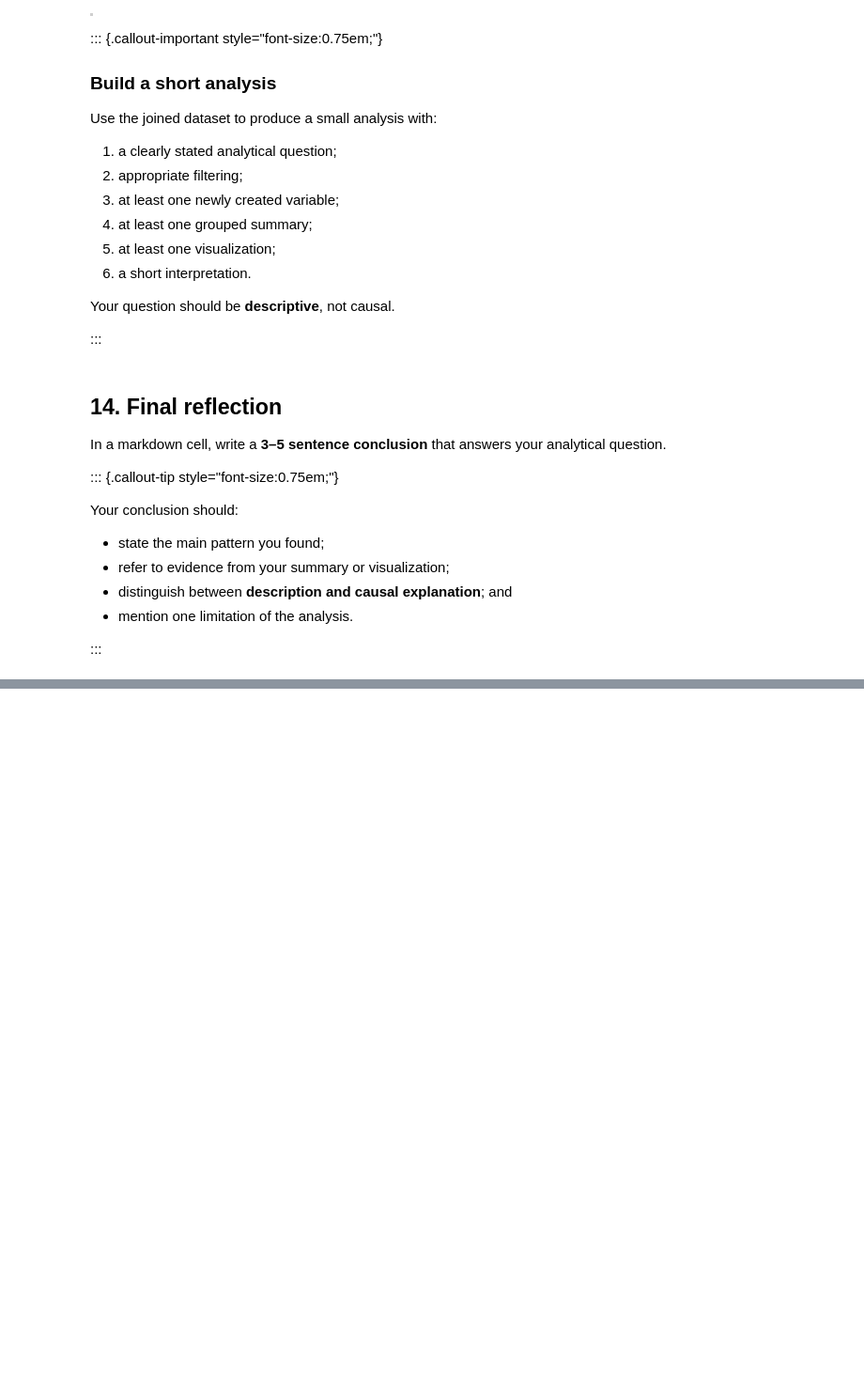
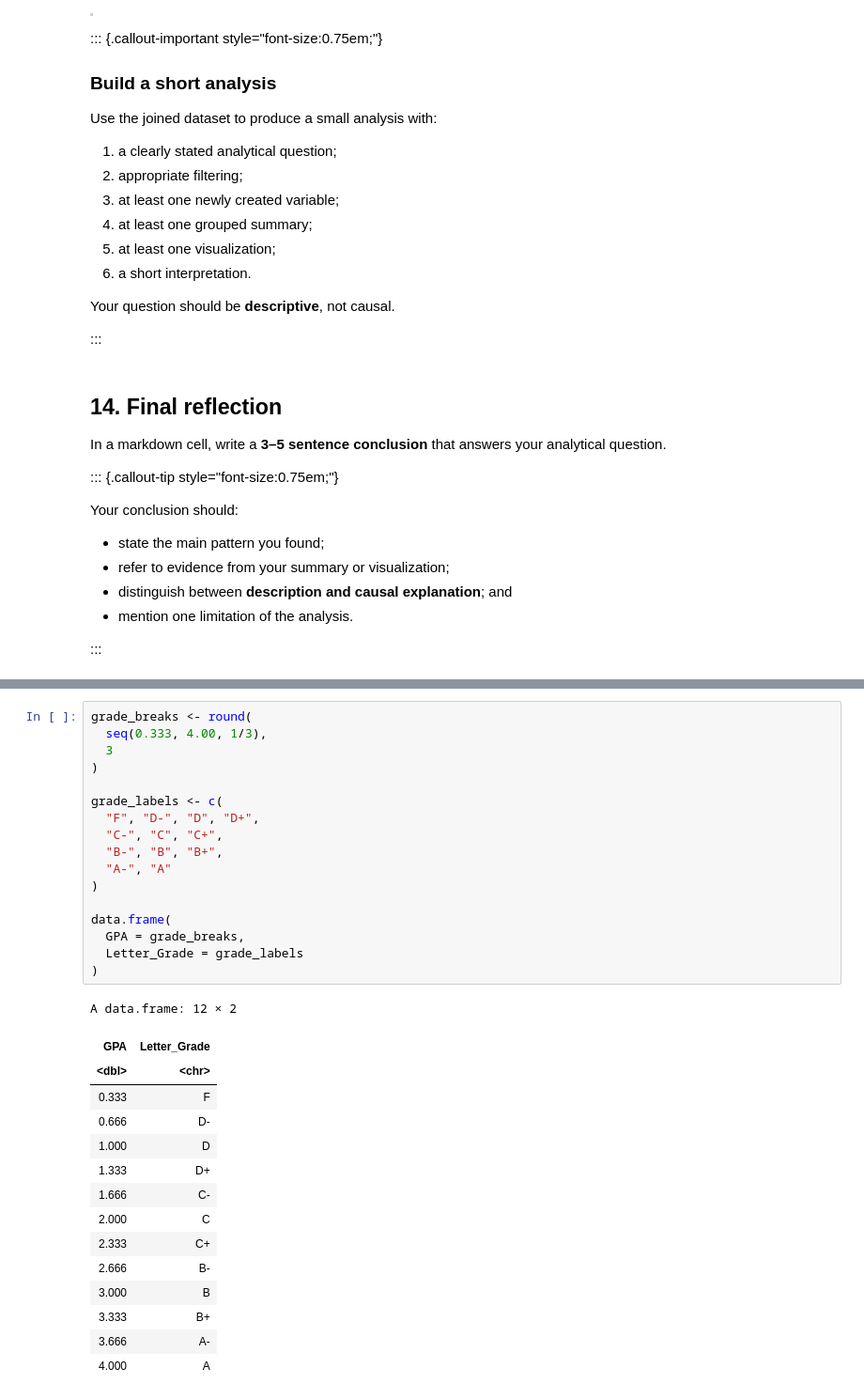
Before and after one commit to satadisha/data-exploratorium, a Jupyter notebook: DS3100/Unit_02/DS3100_Tennessee_Wrangling_EDA_Visualization_Case_Study_R.ipynb, the cells around one changed output, grey strips where cells are left out. Shown at 94% size. Saved outputs shown, nothing was run; the diff lists cells and outputs as text; blank space fills up the shorter version.

```diff
--- a/DS3100/Unit_02/DS3100_Tennessee_Wrangling_EDA_Visualization_Case_Study_R.ipynb
+++ b/DS3100/Unit_02/DS3100_Tennessee_Wrangling_EDA_Visualization_Case_Study_R.ipynb
@@ -745,0 +810,33 @@ Your conclusion should:
+# %%
+grade_breaks <- round(
+  seq(0.333, 4.00, 1/3),
+  3
+)
+
+grade_labels <- c(
+  "F", "D-", "D", "D+",
+  "C-", "C", "C+",
+  "B-", "B", "B+",
+  "A-", "A"
+)
+
+data.frame(
+  GPA = grade_breaks,
+  Letter_Grade = grade_labels
+)
+# %% [output]
+A data.frame: 12 × 2
+| GPA | Letter_Grade |
+| <dbl> | <chr> |
+| 0.333 | F |
+| 0.666 | D- |
+| 1.000 | D |
+| 1.333 | D+ |
+| 1.666 | C- |
+| 2.000 | C |
+| 2.333 | C+ |
+| 2.666 | B- |
+| 3.000 | B |
+| 3.333 | B+ |
+| 3.666 | A- |
+| 4.000 | A |
```
Also changed, not shown: parts of 2 cells of this notebook, 6 other files.
